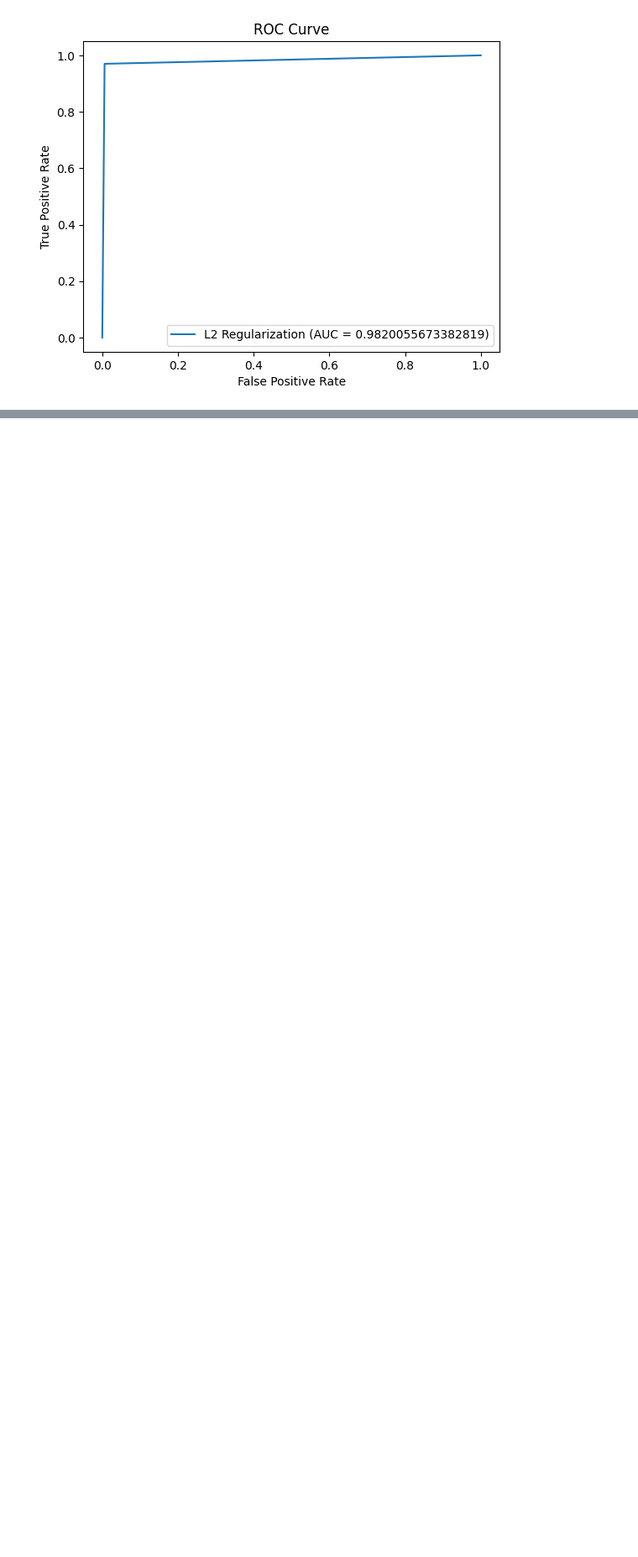
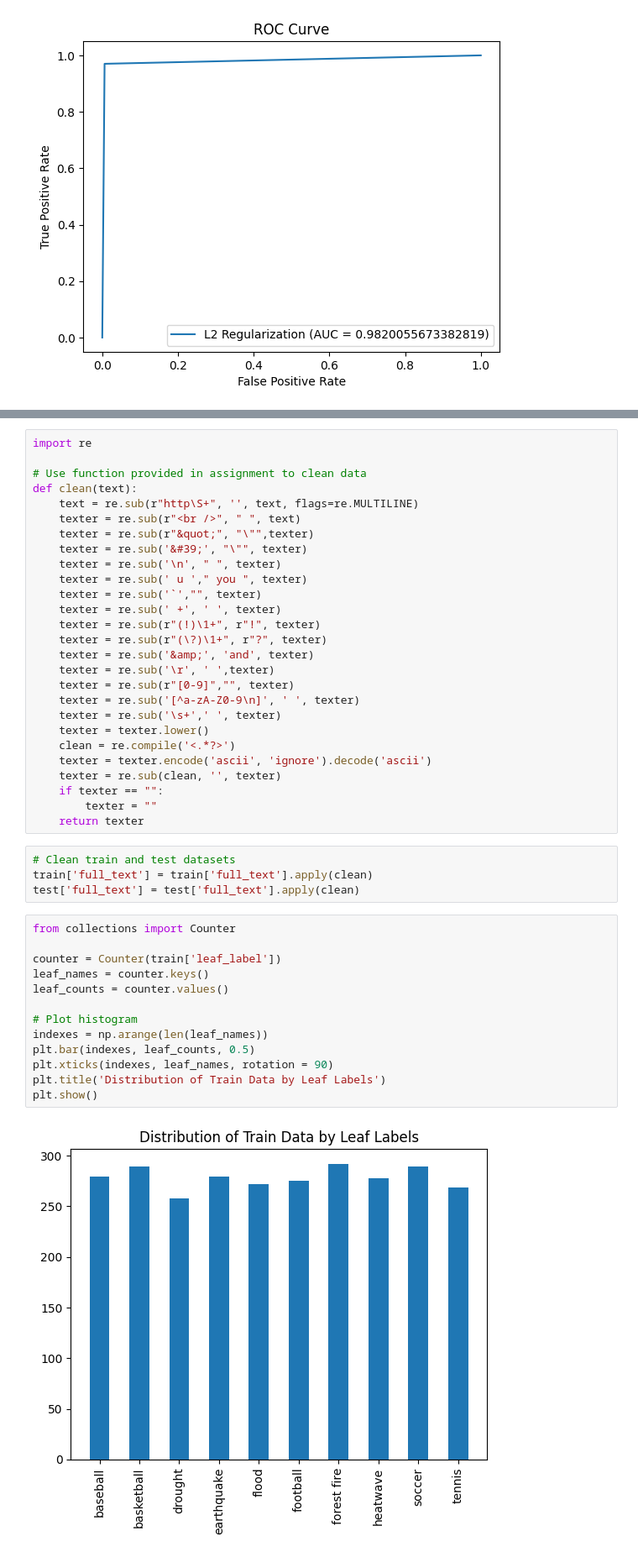
Before and after one commit to vidhishah9/News-Articles-Classification, a Jupyter notebook: ece219Project1.ipynb, the cells around one changed output, grey strips where cells are left out. Shown at 84% size. Cells and saved outputs as stored; diff of their text form; blank space fills up the shorter version.

```diff
--- a/ece219Project1.ipynb
+++ b/ece219Project1.ipynb
@@ -544,0 +677,46 @@ Confusion Matrix - L2:
+# %%
+import re
+
+# Use function provided in assignment to clean data
+def clean(text):
+    text = re.sub(r"http\S+", '', text, flags=re.MULTILINE)
+    texter = re.sub(r"<br />", " ", text)
+    texter = re.sub(r"&quot;", "\"",texter)
+    texter = re.sub('&#39;', "\"", texter)
+    texter = re.sub('\n', " ", texter)
+    texter = re.sub(' u '," you ", texter)
+    texter = re.sub('`',"", texter)
+    texter = re.sub(' +', ' ', texter)
+    texter = re.sub(r"(!)\1+", r"!", texter)
+    texter = re.sub(r"(\?)\1+", r"?", texter)
+    texter = re.sub('&amp;', 'and', texter)
+    texter = re.sub('\r', ' ',texter)
+    texter = re.sub(r"[0-9]","", texter)
+    texter = re.sub('[^a-zA-Z0-9\n]', ' ', texter)
+    texter = re.sub('\s+',' ', texter)
+    texter = texter.lower()
+    clean = re.compile('<.*?>')
+    texter = texter.encode('ascii', 'ignore').decode('ascii')
+    texter = re.sub(clean, '', texter)
+    if texter == "":
+        texter = ""
+    return texter
+# %%
+# Clean train and test datasets
+train['full_text'] = train['full_text'].apply(clean)
+test['full_text'] = test['full_text'].apply(clean)
+# %%
+from collections import Counter
+
+counter = Counter(train['leaf_label'])
+leaf_names = counter.keys()
+leaf_counts = counter.values()
+
+# Plot histogram
+indexes = np.arange(len(leaf_names))
+plt.bar(indexes, leaf_counts, 0.5)
+plt.xticks(indexes, leaf_names, rotation = 90)
+plt.title('Distribution of Train Data by Leaf Labels')
+plt.show()
+# %% [output]
+[figure, added]
```
Also changed, not shown: parts of 11 cells of this notebook.
